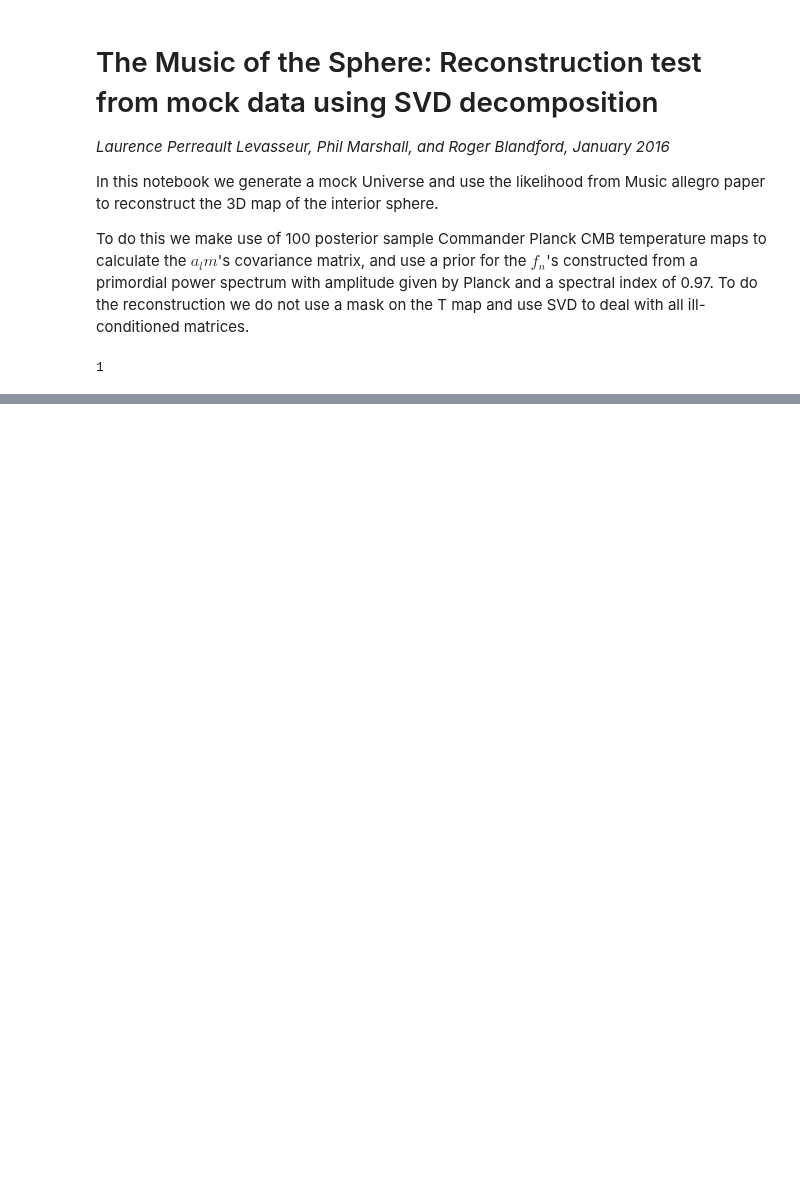
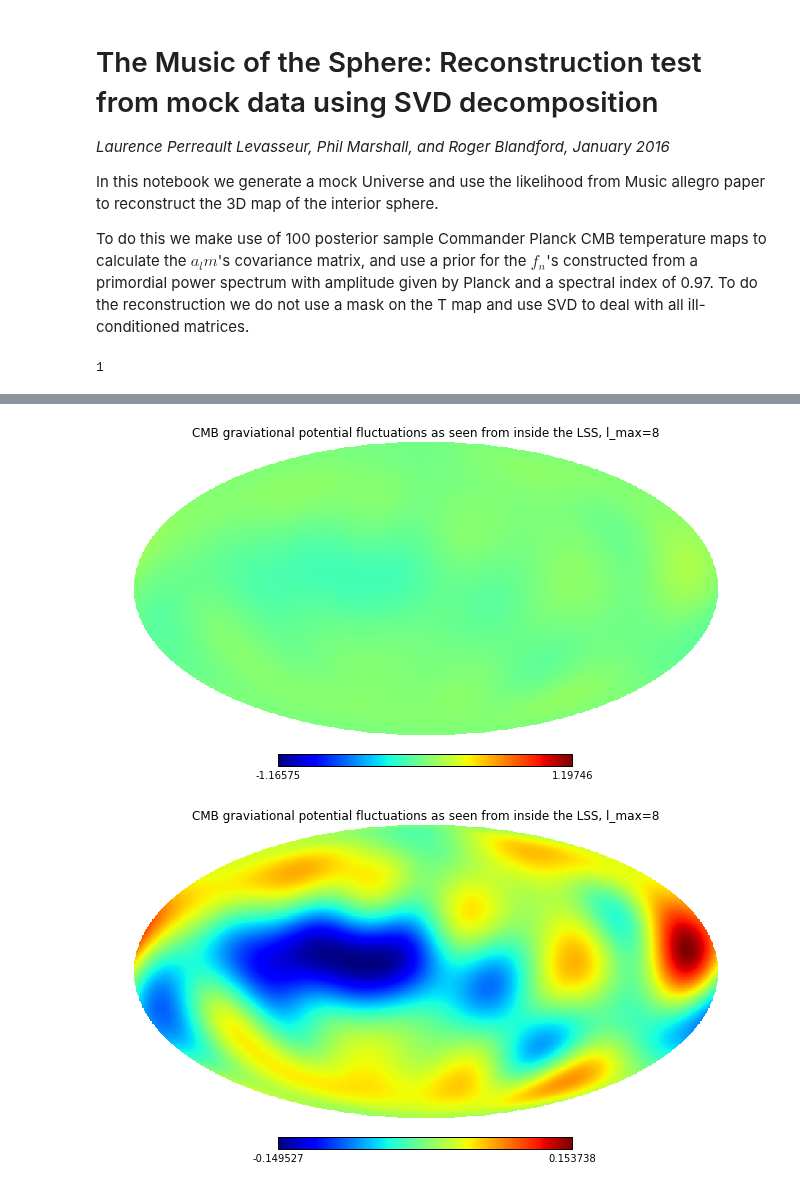
Before and after one commit to LaurencePeanuts/Music, a Jupyter notebook: Reconstruction_Demo.ipynb, the cells around one changed output, grey strips where cells are left out. Saved outputs shown, nothing was run; the diff lists cells and outputs as text; code cells hidden in the pictures; blank space fills up the shorter version.

```diff
--- a/Reconstruction_Demo.ipynb
+++ b/Reconstruction_Demo.ipynb
@@ -66,0 +91,13 @@ Sigma is 0.000000 arcmin (0.000000 rad)
+# %%
+# Plot the residuals:
+WeRes=beatbox.Universe()
+WeRes.ay=(beatbox.You.all_simulated_universes[-1].ay-We.ay)
+
+WeRes.ay2alm(WeRes.ay)
+
+hp.mollview(beatbox.You.all_simulated_universes[-1].Tmap-We.Tmap, min=-1.16575, max=1.19746, rot=(-90,0,0),title="CMB graviational potential fluctuations as seen from inside the LSS, l_max=%d" % We.truncated_lmax)
+
+WeRes.show_CMB_T_map( from_perspective_of="observer")
+# %% [output]
+[figure, added]
+[figure, added]
```
Also changed, not shown: parts of 19 cells of this notebook, 2 other files.
